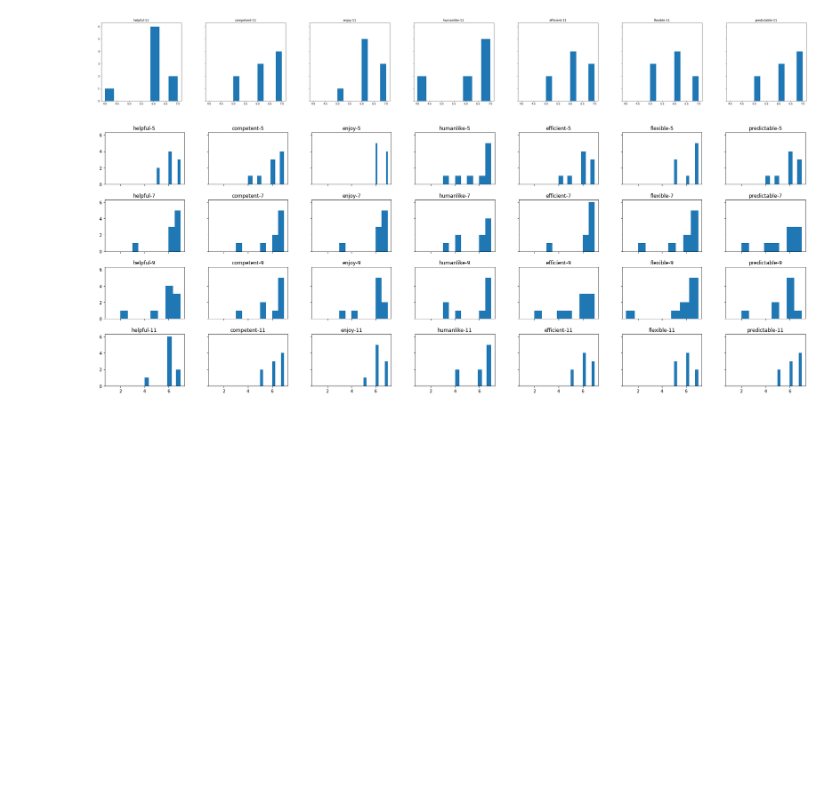
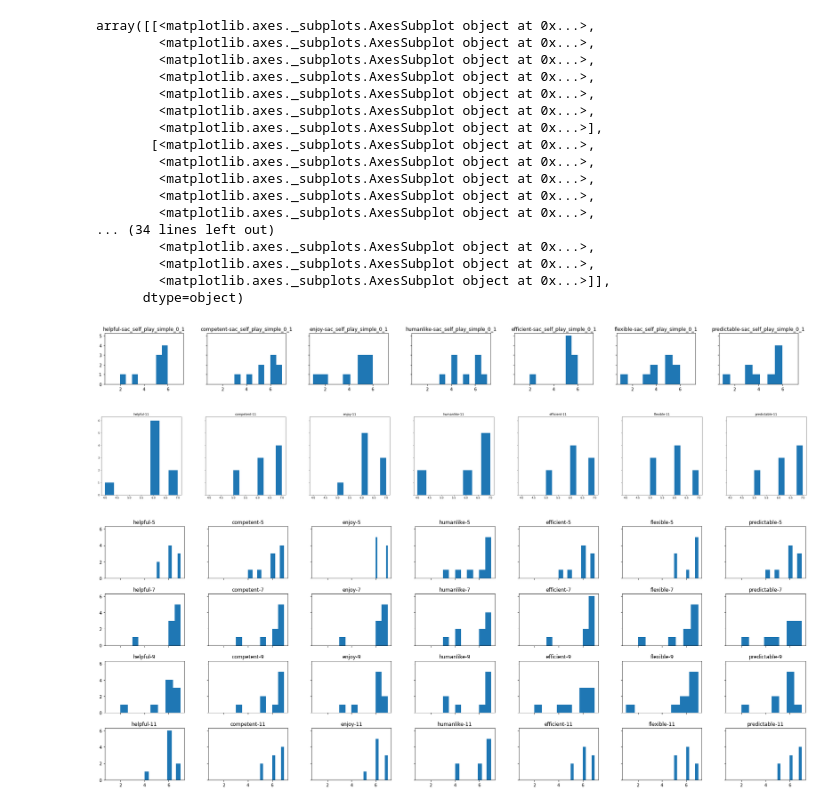
Before and after one commit to a-newman/overcooked-human-exp, a Jupyter notebook: mturk/analyze_data/analyze_mturk_game_feedback.ipynb, the cells around one changed output. Cells and saved outputs as stored; diff of their text form; code cells hidden in the pictures; blank space fills up the shorter version.

```diff
--- a/mturk/analyze_data/analyze_mturk_game_feedback.ipynb
+++ b/mturk/analyze_data/analyze_mturk_game_feedback.ipynb
@@ -35,3 +130,25 @@ len(data)
+# %%
+agent_df
+pd.DataFrame.hist(agent_df, bins=8, figsize=(30,20), layout=(7,7), grid=False, sharey=True, sharex=True, align='mid')
+# %% [output]
+array([[<matplotlib.axes._subplots.AxesSubplot object at 0x...>,
+        <matplotlib.axes._subplots.AxesSubplot object at 0x...>,
+        <matplotlib.axes._subplots.AxesSubplot object at 0x...>,
+        <matplotlib.axes._subplots.AxesSubplot object at 0x...>,
+        <matplotlib.axes._subplots.AxesSubplot object at 0x...>,
+        <matplotlib.axes._subplots.AxesSubplot object at 0x...>,
+        <matplotlib.axes._subplots.AxesSubplot object at 0x...>],
+       [<matplotlib.axes._subplots.AxesSubplot object at 0x...>,
+        <matplotlib.axes._subplots.AxesSubplot object at 0x...>,
+        <matplotlib.axes._subplots.AxesSubplot object at 0x...>,
+        <matplotlib.axes._subplots.AxesSubplot object at 0x...>,
+        <matplotlib.axes._subplots.AxesSubplot object at 0x...>,
+... (34 lines left out)
+        <matplotlib.axes._subplots.AxesSubplot object at 0x...>,
+        <matplotlib.axes._subplots.AxesSubplot object at 0x...>,
+        <matplotlib.axes._subplots.AxesSubplot object at 0x...>]],
+      dtype=object)
+[figure, added]
 # %%
 all_data = pd.DataFrame()
 
```
Also changed, not shown: parts of 10 cells of this notebook, 3 other files.
